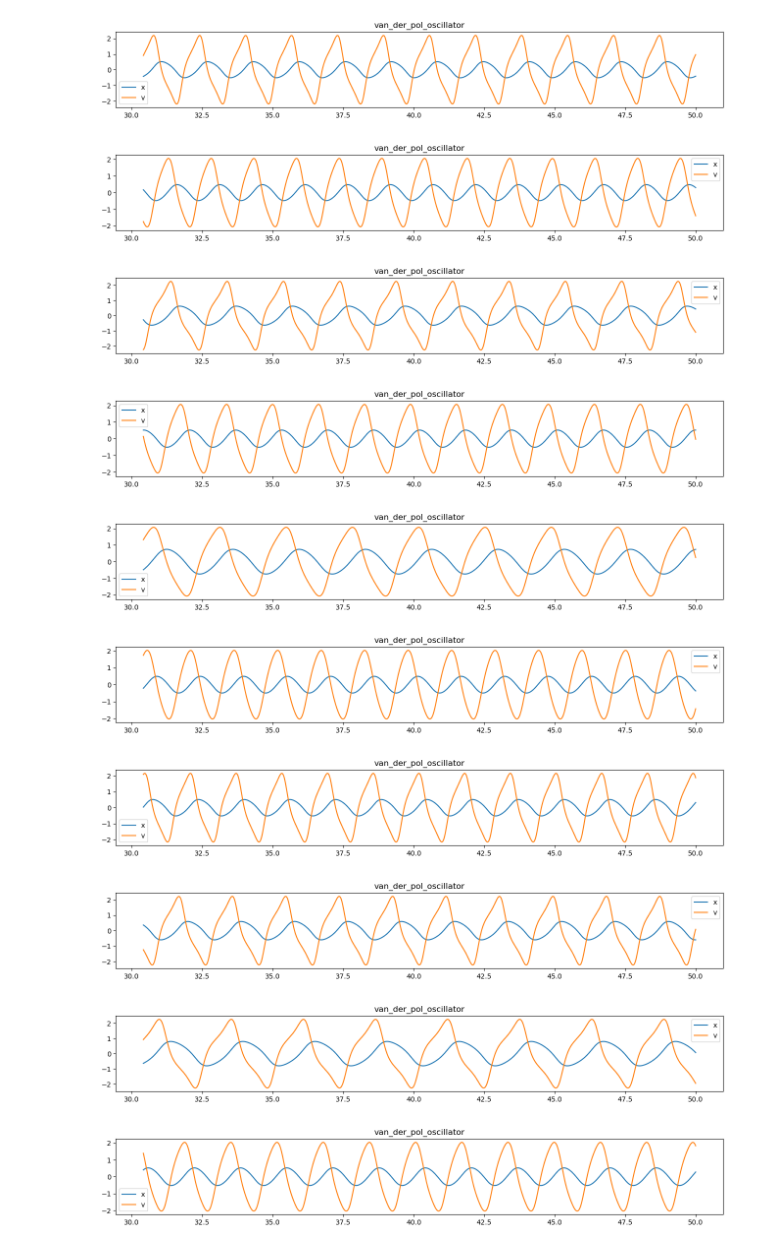
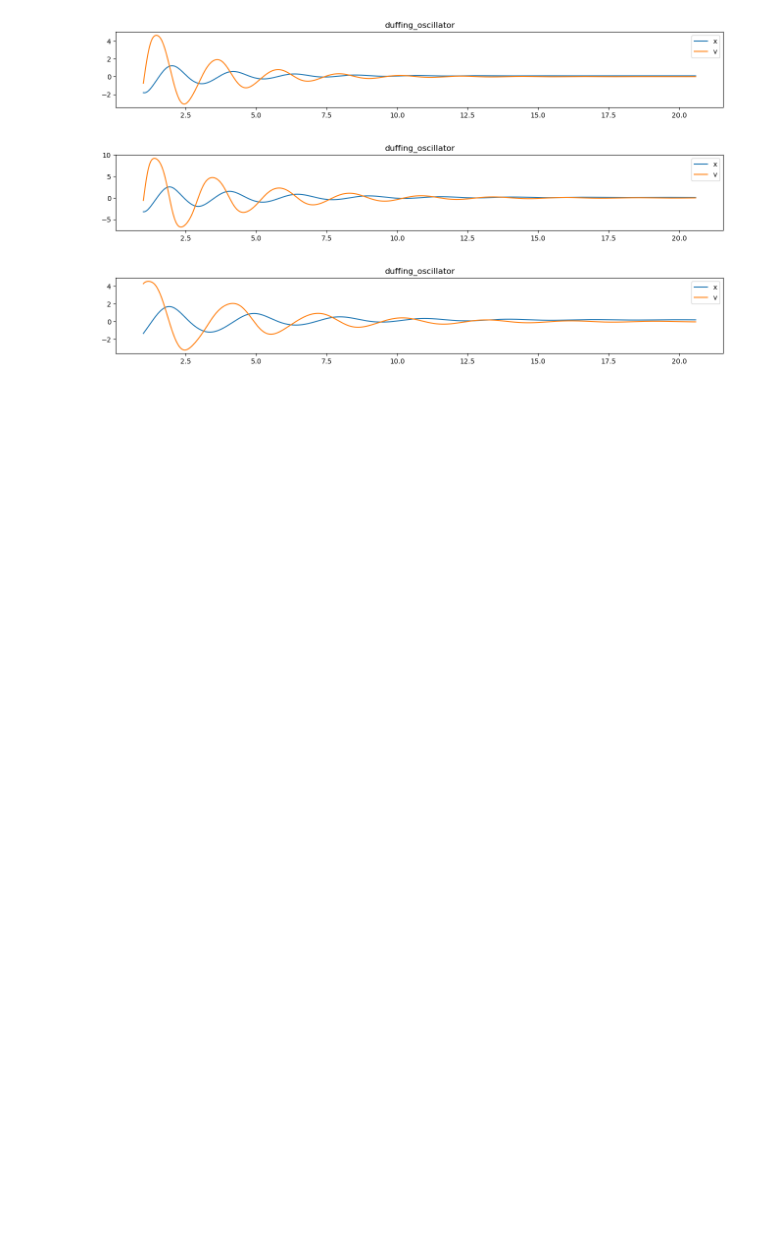
Before and after one commit to dannyp3/koopman-category-discovery, a Jupyter notebook: scripts/heuristic_oscillator_check.ipynb, the cells around one changed output. Saved outputs shown, nothing was run; the diff lists cells and outputs as text; code cells hidden in the pictures; blank space fills up the shorter version.

```diff
--- a/scripts/heuristic_oscillator_check.ipynb
+++ b/scripts/heuristic_oscillator_check.ipynb
@@ -46,7 +46,7 @@ def duffing_params(rng):
             'alpha': rng.uniform(1, 3)}
 
 def vdp_params(rng):
-    return {'mu': rng.uniform(0.5, 2)}
+    return {'mu': rng.uniform(0.5, 2), 'z' : rng.uniform(4, 20)}
 # %%
 harm_d = 2
 damped_harm_d = 2
@@ -70,41 +67,42 @@ harmonic_params(rng)
 # %%
 start = 1
 end = 50
 n = int(1000 * (50/20))
-system = 'van_der_pol_oscillator'
+system = 'duffing_oscillator'
 # harmonic_oscillator, spring_mass_with_forcing
 # duffing_oscillator, van_der_pol_oscillator
 
 t_eval = np.linspace(start,end,n)
 
 
-for i in range(10):
-    params = {'mu': rng.uniform(0.5,2) , 'z' : rng.uniform(4, 20)}
+for i in range(3):
 
+    ode = systems[system][0]
     y0 = [np.random.uniform(-5,5), np.random.uniform(-5,5)]
-    ode = systems[system][0]
+    params = systems[system][1](rng)
+
     def wrapped_ode(t,y): return ode(t,y,**params)
     sol = solve_ivp(wrapped_ode, [start,end], y0, t_eval=t_eval)
 
     plt.figure(figsize=(16,2))
-    x = sol.t[-1000:]
-    plt.plot(x,sol.y[0,-1000:],label='x')
-    plt.plot(x,sol.y[1,-1000:],label='v')
+    if system == 'van_der_pol_oscillator':
+
+        x = sol.t[-1000:]
+        plt.plot(x,sol.y[0,-1000:],label='x')
+        plt.plot(x,sol.y[1,-1000:],label='v')
+
+    else:
+        x = sol.t[:1000]
+        plt.plot(x,sol.y[0,:1000],label='x')
+        plt.plot(x,sol.y[1,:1000],label='v')
 
     plt.title(system)
     plt.legend()
     plt.show()
 # %% [output]
-[figure, old version]
+[figure, new version]
-[figure, old version]
+[figure, new version]
-[figure, old version]
+[figure, new version]
-[figure, removed]
-[figure, removed]
-[figure, removed]
-[figure, removed]
-[figure, removed]
-[figure, removed]
-[figure, removed]
 # %%
 # 20 seconds for these
 # Harmonic Oscillator: {'omega': rng.uniform(5.0, 12.0)}
```
Also changed, not shown: parts of 2 cells of this notebook, 8 other files.
